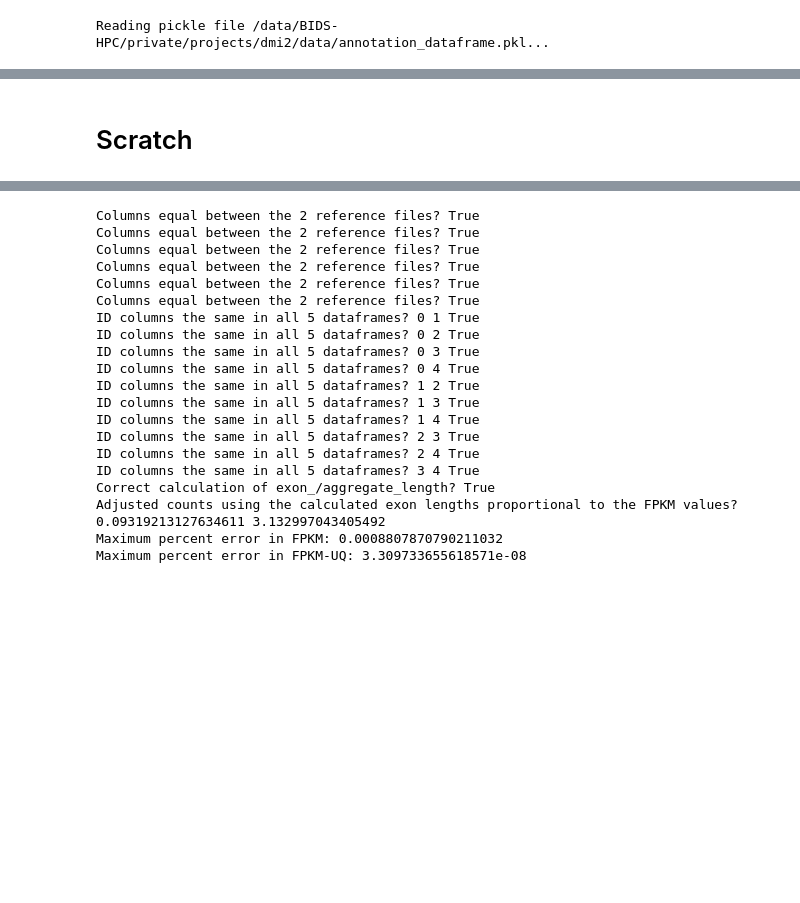
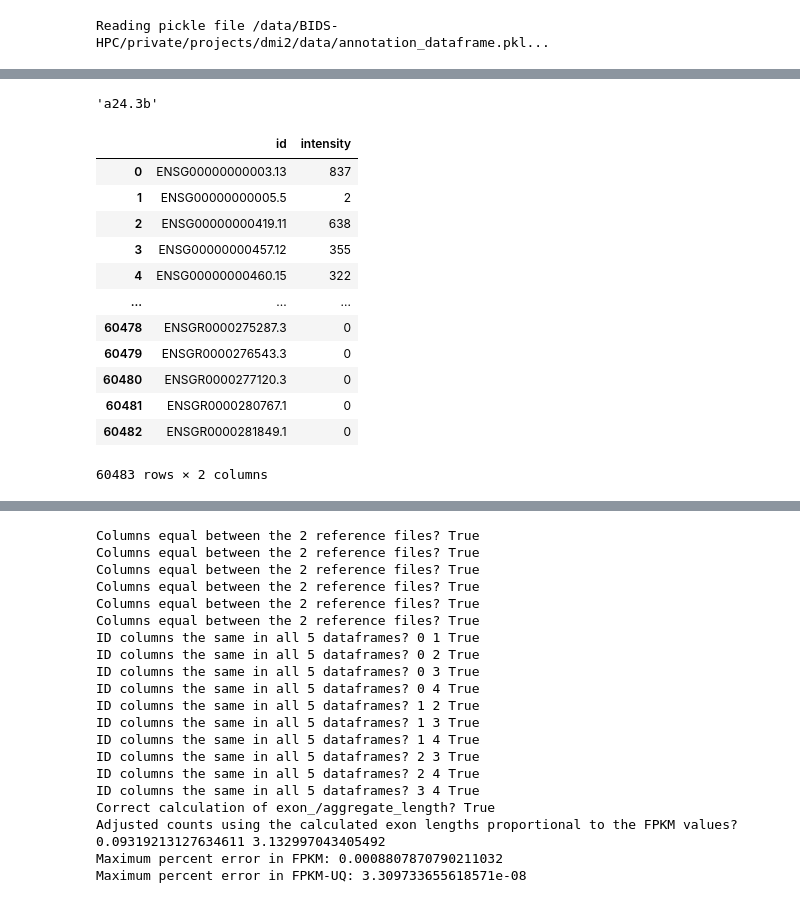
Before and after one commit to andrew-weisman/target_classification, a Jupyter notebook: main.ipynb, the cells around one changed output, grey strips where cells are left out. Drawn from its saved outputs; the diff is of its cells as text; code cells hidden in the pictures; blank space fills up the shorter version.

```diff
--- a/main.ipynb
+++ b/main.ipynb
@@ -1,5 +1,6 @@
 # %%
 project_dir = '/data/BIDS-HPC/private/projects/dmi2'
+links_dir = '/data/BIDS-HPC/private/projects/dmi2/data/all_gene_expression_files_in_target/links'
 import os, sys
 checkout_dir = os.path.join(project_dir, 'checkout')
 if checkout_dir not in sys.path:
@@ -14,7 +53,29 @@ srs_counts = tc.get_counts('/data/BIDS-HPC/private/projects/dmi2/data/all_gene_e
+# %%
+'a{:3.1f}b'.format(24.28)
+# %% [output]
+'a24.3b'
 # %%
 srs_fpkm_uq = list()
 for counts in srs_counts:
     fpkm, fpkm_uq = tc.calculate_fpkm(df_gencode_genes, counts)
     srs_fpkm_uq.append(fpkm_uq)
-# %% [markdown]
-# Scratch
+# %%
+import pandas as pd
+import os
+df_tmp1 = pd.read_csv(os.path.join(links_dir, '0026d9c7-db1e-4cb7-a3d4-4a738a2a96a8.htseq_counts.txt'), sep='\t', skipfooter=5, names=['id','intensity'])
+df_tmp2 = pd.read_csv(os.path.join(links_dir, '004fc989-a52b-417b-98c5-f84d7e16a7f5.rna_seq.star_gene_counts.tsv'), sep='\t', skiprows=5, usecols=[0,1], names=['id','intensity'])
+df_tmp1
+# %% [output]
+|  | id | intensity |
+| 0 | ENSG00000000003.13 | 837 |
+| 1 | ENSG00000000005.5 | 2 |
+| 2 | ENSG00000000419.11 | 638 |
+| 3 | ENSG00000000457.12 | 355 |
+| 4 | ENSG00000000460.15 | 322 |
+| ... | ... | ... |
+| 60478 | ENSGR0000275287.3 | 0 |
+| 60479 | ENSGR0000276543.3 | 0 |
+| 60480 | ENSGR0000277120.3 | 0 |
+| 60481 | ENSGR0000280767.1 | 0 |
+| 60482 | ENSGR0000281849.1 | 0 |
+60483 rows × 2 columns
```
Also changed, not shown: parts of 14 cells of this notebook, 1 other file.
